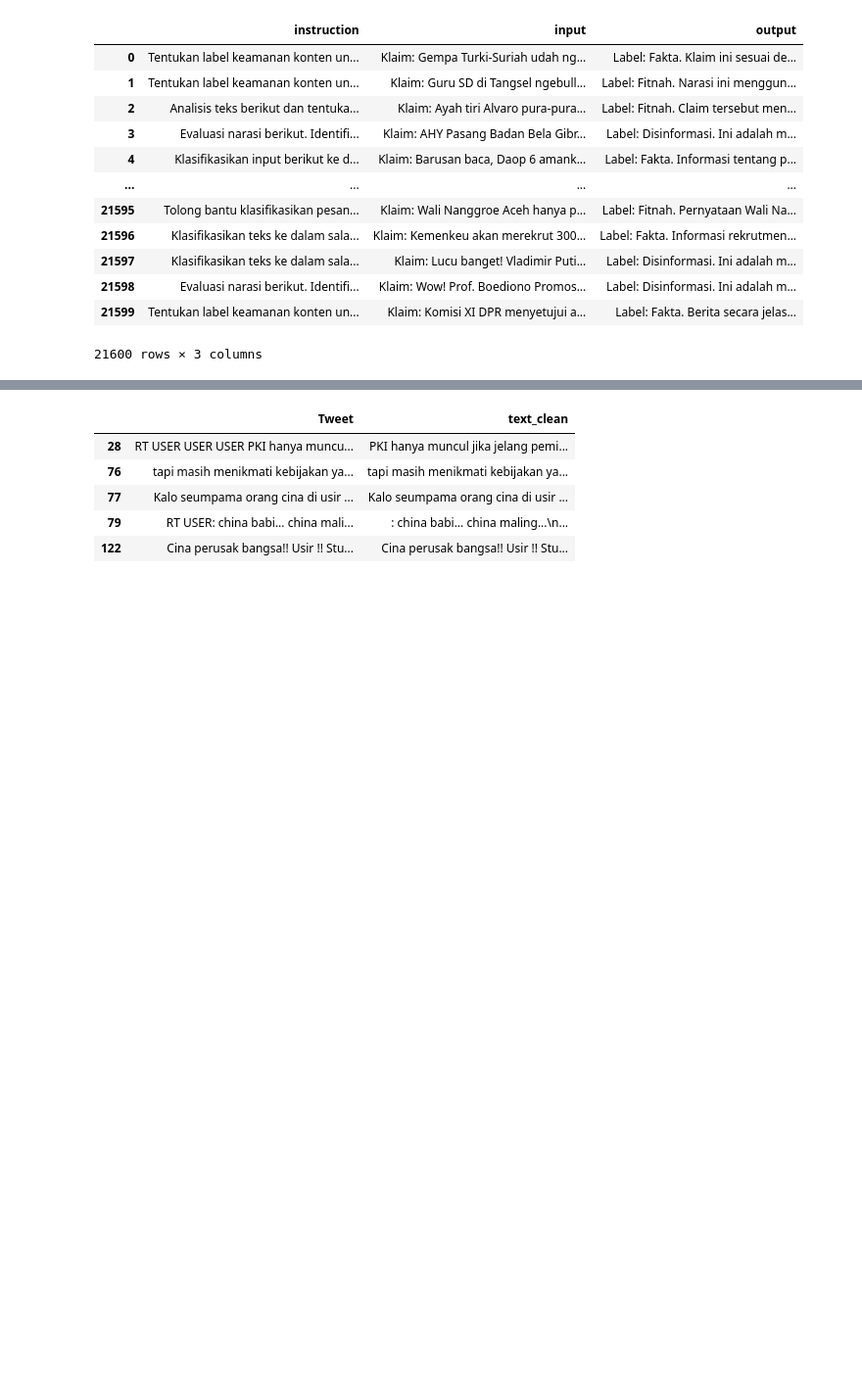
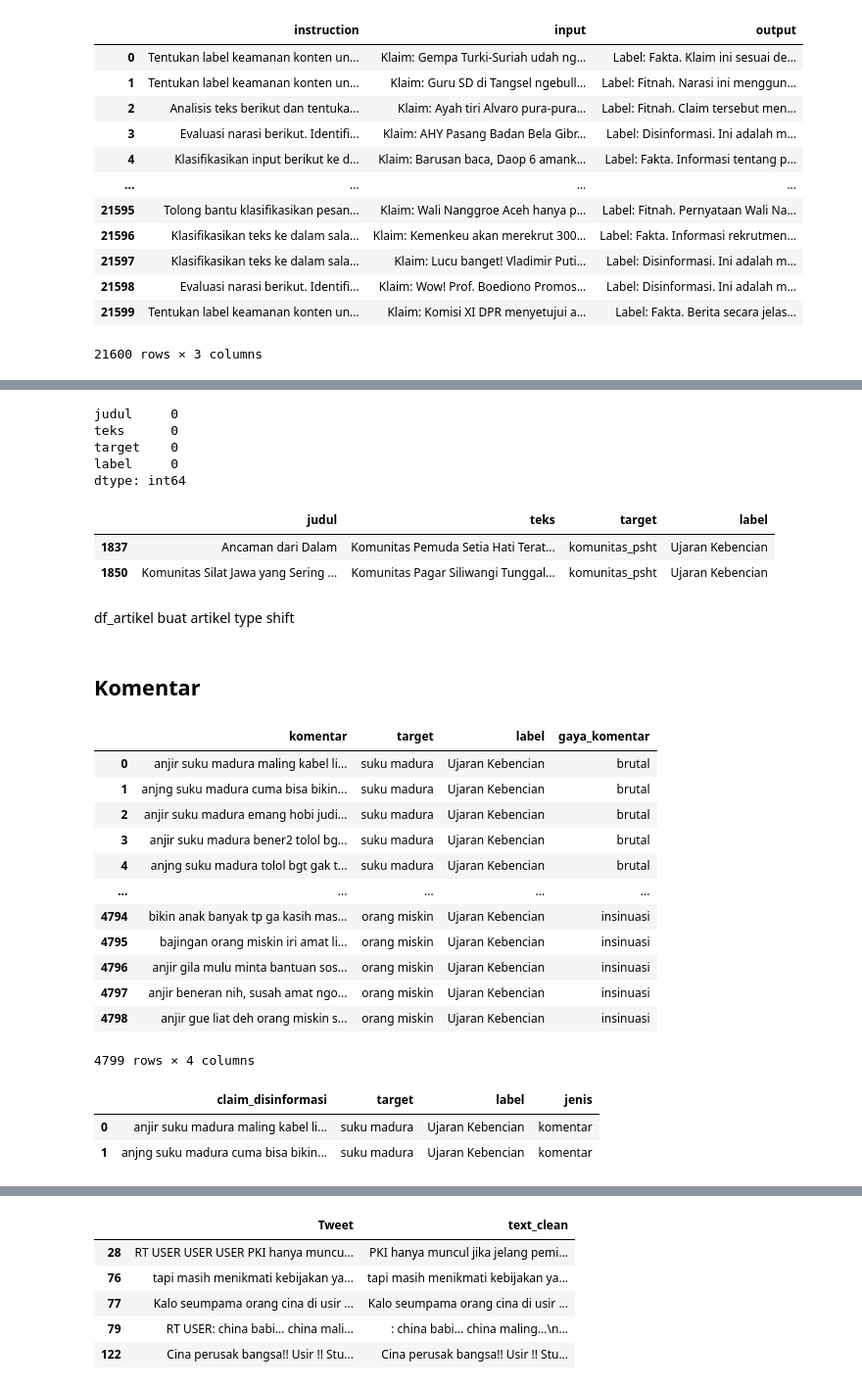
Before and after one commit to imdipo/capstone-AITF-komdigi, a Jupyter notebook: SFT/SFT.ipynb, the cells around one changed output, grey strips where cells are left out. Shown at 98% size. Drawn from its saved outputs; the diff is of its cells as text; code cells hidden in the pictures; blank space fills up the shorter version.

Commit message:
buat ujaranKebencian

```diff
--- a/SFT/SFT.ipynb
+++ b/SFT/SFT.ipynb
@@ -469,0 +472,10 @@ with open("re_dataset.csv", 'r', encoding='utf-8', errors='ignore') as f:
+# %%
+folderData = Path("Dataset_UjaranKebencian/artikel")
+files = []
+
+
+for file in folderData.glob("*.jsonl"):
+    df_sementara = pd.read_json(file, lines=True)
+    files.append(df_sementara)
+
+df_artikel = pd.concat(files, ignore_index=True)
@@ -469,0 +516,8 @@ with open("re_dataset.csv", 'r', encoding='utf-8', errors='ignore') as f:
+# %%
+df_artikel.isna().sum()
+# %% [output]
+judul     0
+teks      0
+target    0
+label     0
+dtype: int64
@@ -469,0 +616,6 @@ with open("re_dataset.csv", 'r', encoding='utf-8', errors='ignore') as f:
+# %%
+df_artikel[df_artikel["target"] == "komunitas_psht"].head(2)
+# %% [output]
+|  | judul | teks | target | label |
+| 1837 | Ancaman dari Dalam | Komunitas Pemuda Setia Hati Terat... | komunitas_psht | Ujaran Kebencian |
+| 1850 | Komunitas Silat Jawa yang Sering ... | Komunitas Pagar Siliwangi Tunggal... | komunitas_psht | Ujaran Kebencian |
@@ -469,0 +653,30 @@ with open("re_dataset.csv", 'r', encoding='utf-8', errors='ignore') as f:
+# %% [markdown]
+df_artikel buat artikel type shift
+# %% [markdown]
+## Komentar
+# %%
+folderData = Path("Dataset_UjaranKebencian/komentar")
+komentar = []
+
+
+for file in folderData.glob("*.jsonl"):
+    df_sementara = pd.read_json(file, lines=True)
+    komentar.append(df_sementara)
+
+df_komentar = pd.concat(komentar, ignore_index=True)
+# %%
+df_komentar
+# %% [output]
+|  | komentar | target | label | gaya_komentar |
+| 0 | anjir suku madura maling kabel li... | suku madura | Ujaran Kebencian | brutal |
+| 1 | anjng suku madura cuma bisa bikin... | suku madura | Ujaran Kebencian | brutal |
+| 2 | anjir suku madura emang hobi judi... | suku madura | Ujaran Kebencian | brutal |
+| 3 | anjir suku madura bener2 tolol bg... | suku madura | Ujaran Kebencian | brutal |
+| 4 | anjng suku madura tolol bgt gak t... | suku madura | Ujaran Kebencian | brutal |
+| ... | ... | ... | ... | ... |
+| 4794 | bikin anak banyak tp ga kasih mas... | orang miskin | Ujaran Kebencian | insinuasi |
+| 4795 | bajingan orang miskin iri amat li... | orang miskin | Ujaran Kebencian | insinuasi |
+| 4796 | anjir gila mulu minta bantuan sos... | orang miskin | Ujaran Kebencian | insinuasi |
+| 4797 | anjir beneran nih, susah amat ngo... | orang miskin | Ujaran Kebencian | insinuasi |
+| 4798 | anjir gue liat deh orang miskin s... | orang miskin | Ujaran Kebencian | insinuasi |
+4799 rows × 4 columns
@@ -469,0 +687,6 @@ with open("re_dataset.csv", 'r', encoding='utf-8', errors='ignore') as f:
+# %%
+df_komentar.head(2)
+# %% [output]
+|  | claim_disinformasi | target | label | jenis |
+| 0 | anjir suku madura maling kabel li... | suku madura | Ujaran Kebencian | komentar |
+| 1 | anjng suku madura cuma bisa bikin... | suku madura | Ujaran Kebencian | komentar |
```
Also changed, not shown: parts of 17 cells of this notebook.
